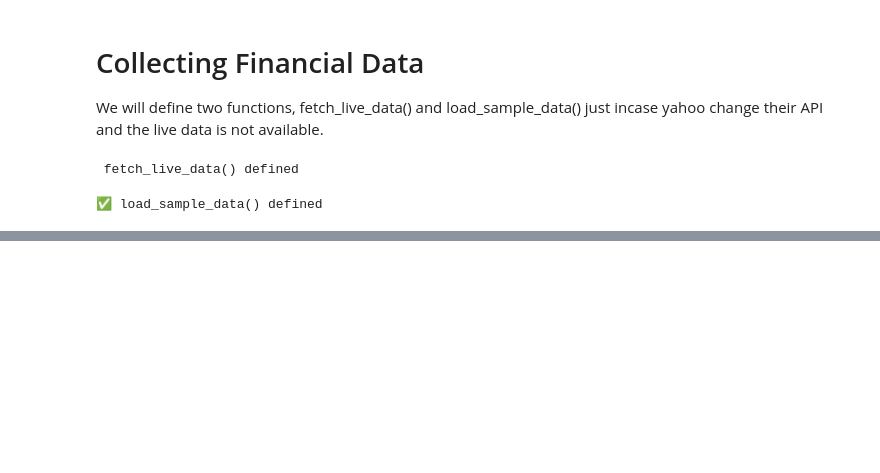
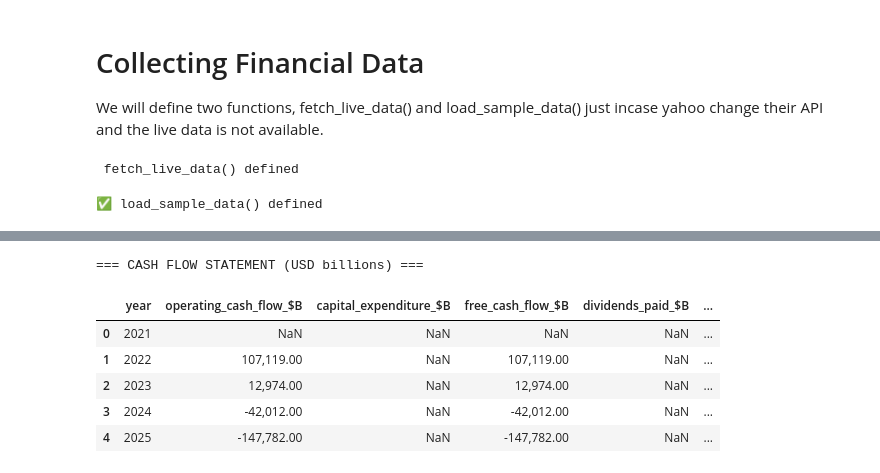
Before and after one commit to Chege-jr0/JP_Morgan_Bank_Financial_Analysis, a Jupyter notebook: main.ipynb, the cells around one changed output, grey strips where cells are left out. Cells and saved outputs as stored; diff of their text form; code cells hidden in the pictures; blank space fills up the shorter version.

```diff
--- a/main.ipynb
+++ b/main.ipynb
@@ -170,0 +264,17 @@ print('✅ load_sample_data() defined')
+# %%
+# ── Cash Flow Statement ───────────────────────────────────
+cf_display = cashflow_df.copy()
+cf_cols = ['operating_cash_flow', 'capital_expenditure', 'free_cash_flow',
+           'dividends_paid', 'shares_repurchased']
+cf_display[cf_cols] = (cf_display[cf_cols] / 1000000).round(1)
+cf_display = cf_display.rename(columns={c: c + '_$B' for c in cf_cols})
+print('=== CASH FLOW STATEMENT (USD billions) ===')
+cf_display
+# %% [output]
+=== CASH FLOW STATEMENT (USD billions) ===
+|  | year | operating_cash_flow_$B | capital_expenditure_$B | free_cash_flow_$B | dividends_paid_$B | ... |
+| 0 | 2021 | NaN | NaN | NaN | NaN | ... |
+| 1 | 2022 | 107,119.00 | NaN | 107,119.00 | NaN | ... |
+| 2 | 2023 | 12,974.00 | NaN | 12,974.00 | NaN | ... |
+| 3 | 2024 | -42,012.00 | NaN | -42,012.00 | NaN | ... |
+| 4 | 2025 | -147,782.00 | NaN | -147,782.00 | NaN | ... |
```
Also changed, not shown: parts of 15 cells of this notebook, 6 other files.
